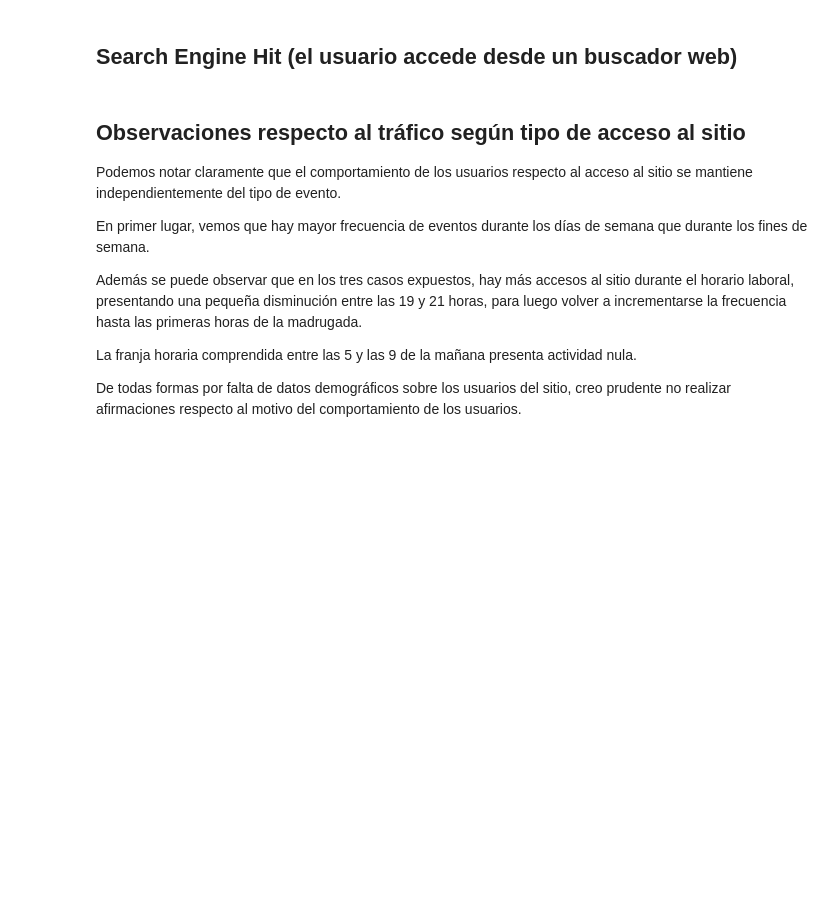
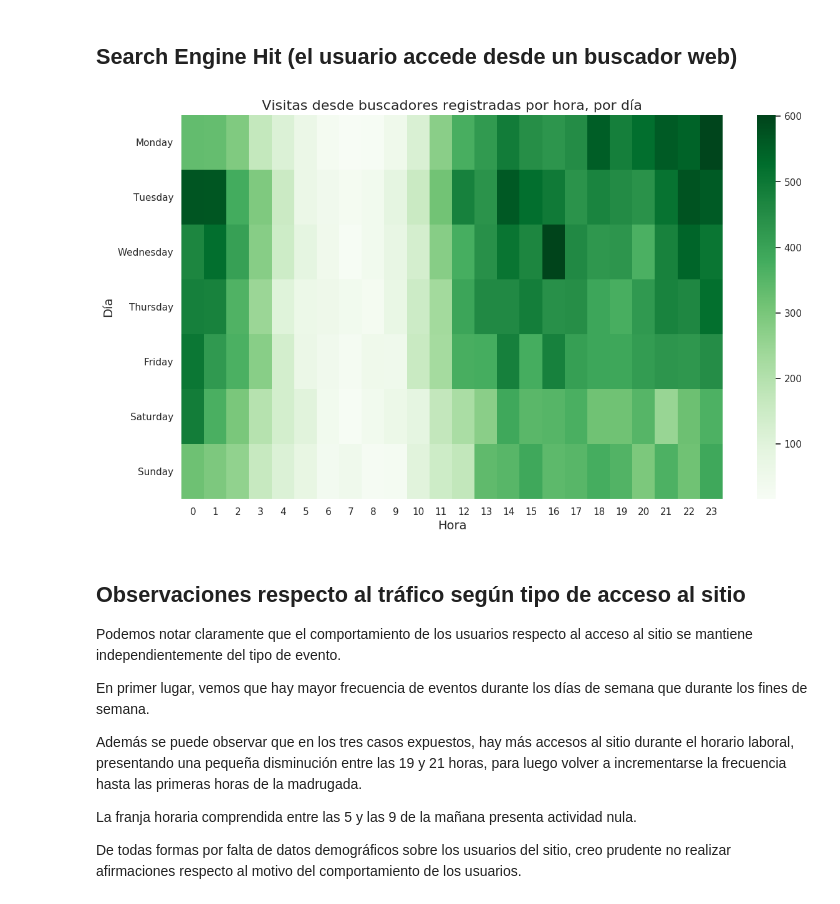
Before and after one commit to ndvazquez/7506-OrganizacionDeDatos, a Jupyter notebook: Eventos en el tiempo.ipynb, the cells around one changed output. Cells and saved outputs as stored; diff of their text form; code cells hidden in the pictures; blank space fills up the shorter version.

```diff
--- a/Eventos en el tiempo.ipynb
+++ b/Eventos en el tiempo.ipynb
@@ -78,9 +95,11 @@ plt.show()
 visitas_buscadores = eventos_df.loc[eventos_df['event'] == 'search engine hit', :]
 _heatmap = visitas_buscadores.pivot_table(index='weekday', columns='hour', values='event', aggfunc='count')
 # %%
-plt.figure(figsize=[10,4])
+plt.figure(figsize=[14,8])
 g = crear_grafico_heatmap(_heatmap, 'Greens', 'Visitas desde buscadores registradas por hora, por día')
 plt.show()
+# %% [output]
+[figure, added]
 # %% [markdown]
 ## Observaciones respecto al tráfico según tipo de acceso al sitio
 
```
Also changed, not shown: parts of 7 cells of this notebook.
